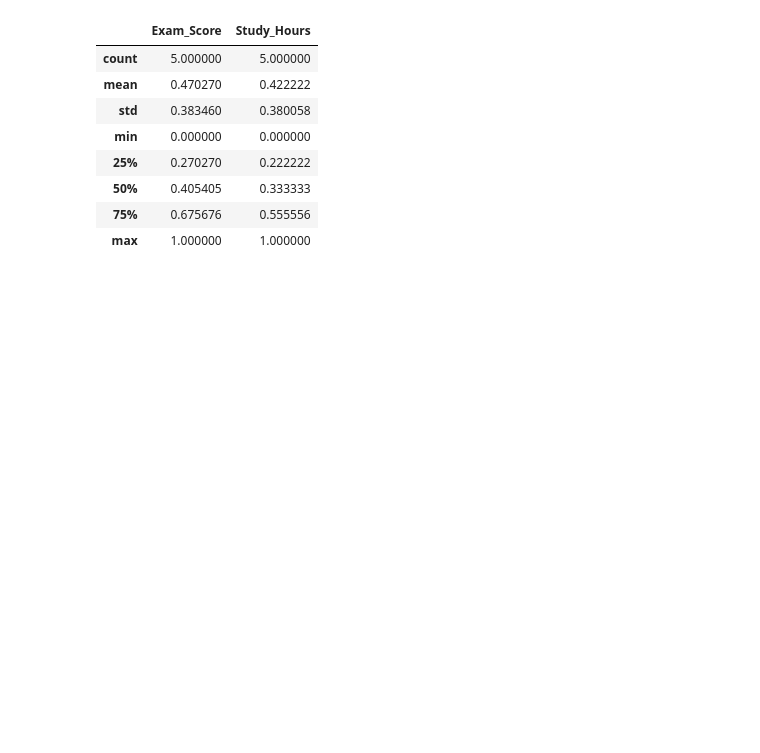
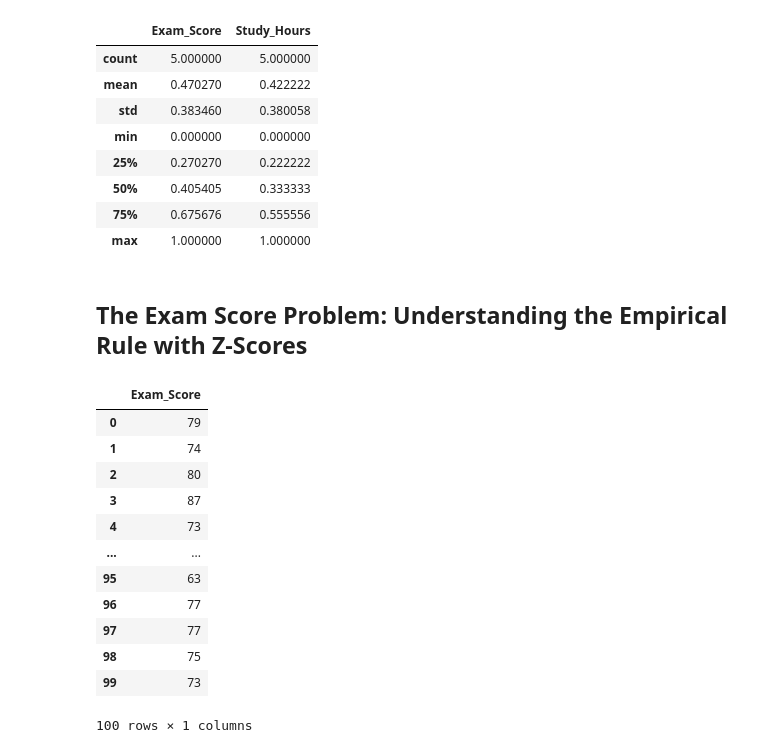
Before and after one commit to TanjiEvan/Python, a Jupyter notebook: Statistics/Basic.ipynb, the cells around one changed output. Saved outputs shown, nothing was run; the diff lists cells and outputs as text; code cells hidden in the pictures; blank space fills up the shorter version.

```diff
--- a/Statistics/Basic.ipynb
+++ b/Statistics/Basic.ipynb
@@ -228,3 +228,5 @@ df.describe()
 | 50% | 0.405405 | 0.333333 |
 | 75% | 0.675676 | 0.555556 |
 | max | 1.000000 | 1.000000 |
+# %% [markdown]
+## The Exam Score Problem: Understanding the Empirical Rule with Z-Scores
@@ -230,0 +244,18 @@ df.describe()
+# %%
+# Create a Pandas DataFrame
+df = pd.DataFrame({'Exam_Score': exam_scores})
+df
+# %% [output]
+|  | Exam_Score |
+| 0 | 79 |
+| 1 | 74 |
+| 2 | 80 |
+| 3 | 87 |
+| 4 | 73 |
+| ... | ... |
+| 95 | 63 |
+| 96 | 77 |
+| 97 | 77 |
+| 98 | 75 |
+| 99 | 73 |
+100 rows × 1 columns
```
Also changed, not shown: parts of 17 cells of this notebook.
